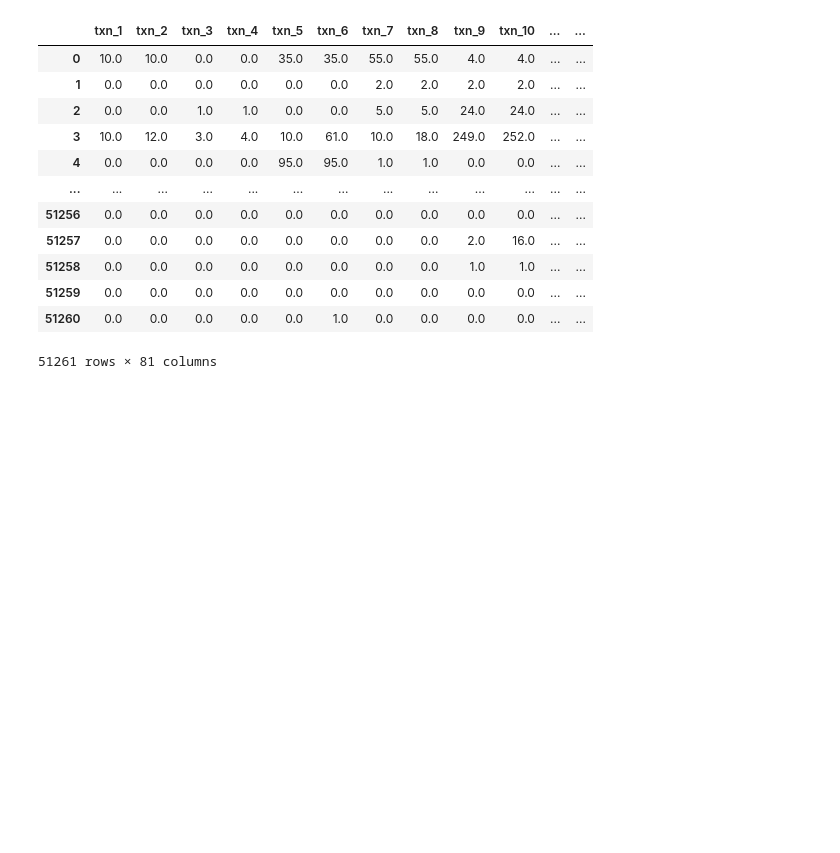
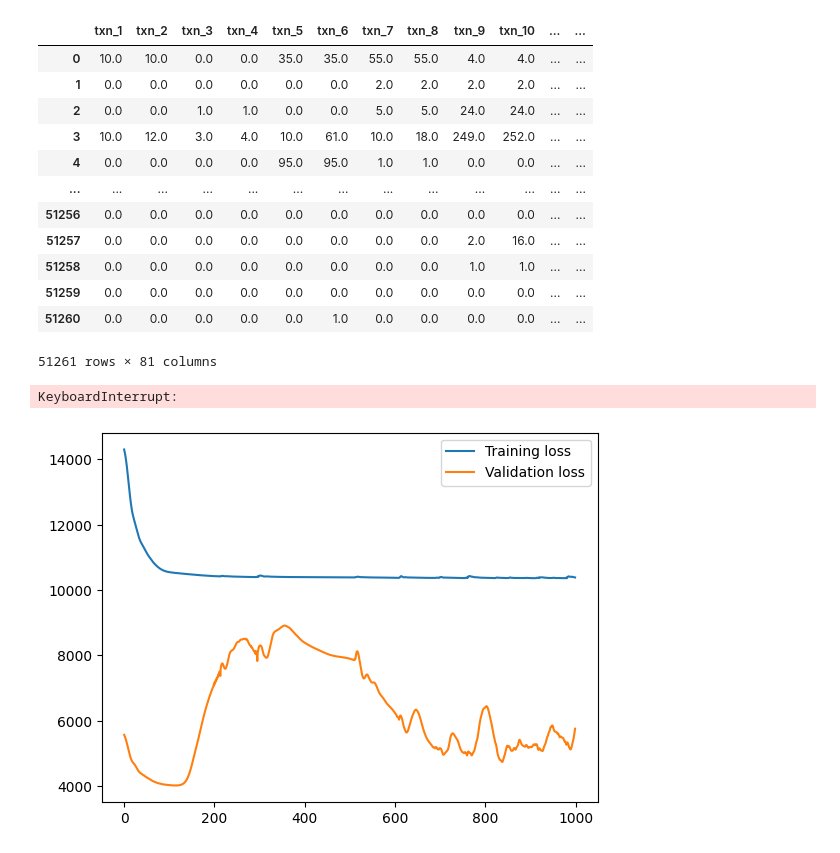
Before and after one commit to LokeshBadisa/Convolve2.0, a Jupyter notebook: Lokesh/RNN.ipynb, the cells around one changed output. Cells and saved outputs as stored; diff of their text form; code cells hidden in the pictures; blank space fills up the shorter version.

```diff
--- a/Lokesh/RNN.ipynb
+++ b/Lokesh/RNN.ipynb
@@ -147,0 +178,58 @@ combined_model = CombinedModel(rnn_model, linear_model, 10)
+# %%
+# Instantiate the models
+rnn_model = RNNModel(input_size=1, hidden_size=4, output_size=2)
+linear_model = LinearModel(input_size=89, output_size=8)
+combined_model1 = CombinedModel(rnn_model, linear_model, 10).cuda()
+
+# Write train loop for our model
+criterion = nn.CrossEntropyLoss()
+optimizer = torch.optim.Adam(combined_model1.parameters(), lr=0.015)
+
+dataLoader = torch.utils.data.DataLoader(
+    torch.utils.data.TensorDataset(
+        torch.Tensor(X_train2).unsqueeze(-1).cuda(),
+        torch.Tensor(X_train1).cuda(),
+        torch.Tensor(y_train.values).cuda()
+    ),
+    batch_size=32,
+    shuffle=True
+)
+
+num_epochs = 1000
+train_loss_rnn = []
+test_loss_rnn = []
+
+for epoch in tqdm(range(num_epochs)):
+    loss_train = 0
+    for data in dataLoader:
+        x_rnn, x_linear, y = data
+        optimizer.zero_grad()
+        outputs = combined_model1(x_rnn, x_linear)
+        loss = criterion(outputs.float(), y.to(torch.int64))
+        loss.backward()
+        optimizer.step()
+        loss_train += loss.item()
+
+    train_loss_rnn.append(loss_train / len(dataLoader))
+
+    # with torch.no_grad():
+        # Apply softmax to the test predictions
+    # combined_model1.eval()
+    test_outputs = combined_model1(
+        torch.Tensor(X_test2).unsqueeze(-1).cuda(),
+        torch.Tensor(X_test1).cuda()
+    )
+    test_outputs = torch.nn.functional.softmax(test_outputs, dim=1)
+
+    # Calculate test loss
+    test_loss = criterion(test_outputs, torch.Tensor(y_test.values).long().cuda())
+    test_loss_rnn.append(test_loss.item())
+# %% [output]
+KeyboardInterrupt:
+# %%
+plt.plot(range(1000),train_loss_rnn, label='Training loss')
+plt.plot(range(1000),test_loss_rnn, label='Validation loss')
+plt.legend()
+plt.show()
+# %% [output]
+[figure, added]
```
Also changed, not shown: parts of 15 cells of this notebook.
